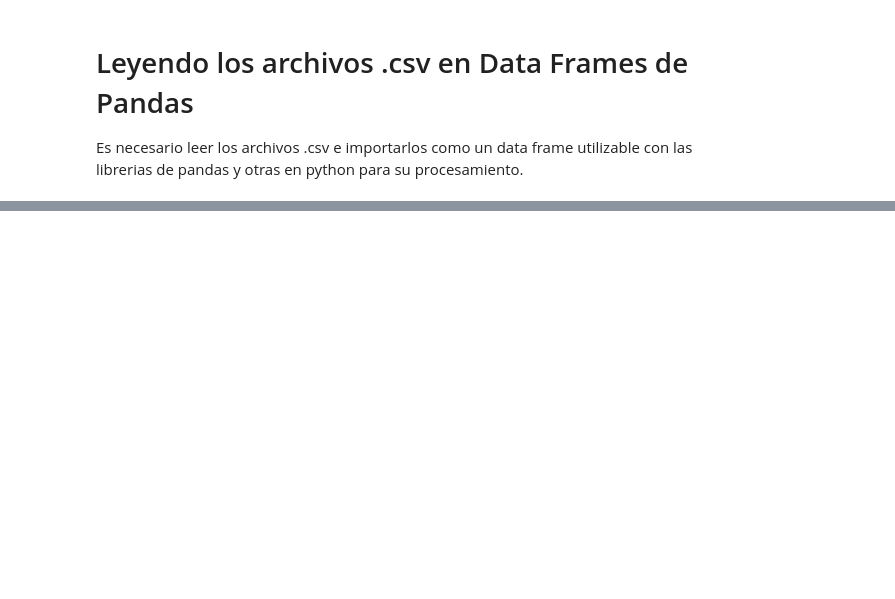
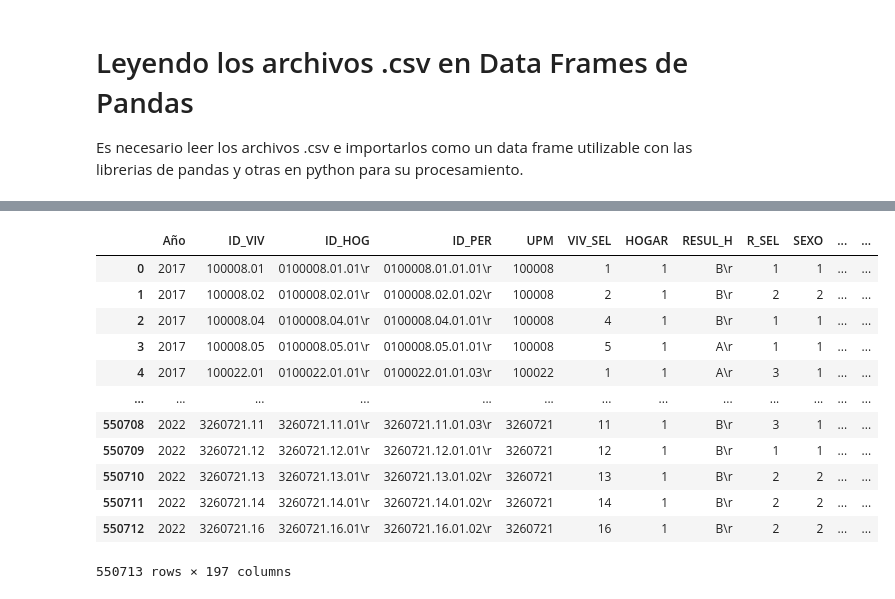
Before and after one commit to osirisizs/Proyecto-Ingenieria-de-Caracteristicas, a Jupyter notebook: Proyecto1_Descargando_Datos.ipynb, the cells around one changed output, grey strips where cells are left out. Drawn from its saved outputs; the diff is of its cells as text; code cells hidden in the pictures; blank space fills up the shorter version.

```diff
--- a/Proyecto1_Descargando_Datos.ipynb
+++ b/Proyecto1_Descargando_Datos.ipynb
@@ -208,0 +395,29 @@ diccionario2022_df = pd.read_csv(subdir + 'conjunto_de_datos_TPer_Vic1_ENVIPE_20
+# %%
+# Agregamos la columna 'Año' en cada DataFrame para poderlos concatenar y comparar contra el de delitos
+percepcion2017_df.insert(0, 'Año', 2017, False)
+percepcion2018_df.insert(0, 'Año', 2018, False)
+percepcion2019_df.insert(0, 'Año', 2019, False)
+percepcion2020_df.insert(0, 'Año', 2020, False)
+percepcion2021_df.insert(0, 'Año', 2021, False)
+percepcion2022_df.insert(0, 'Año', 2022, False)
+
+# Concatenamos todos los DataFrames anuales en uno solo
+percepcion_df = pd.concat([percepcion2017_df, percepcion2018_df,
+                           percepcion2019_df, percepcion2020_df,
+                           percepcion2021_df, percepcion2022_df], axis=0, ignore_index = True)
+
+percepcion_df
+# %% [output]
+|  | Año | ID_VIV | ID_HOG | ID_PER | UPM | VIV_SEL | HOGAR | RESUL_H | R_SEL | SEXO | ... | ... |
+| 0 | 2017 | 100008.01 | 0100008.01.01\r | 0100008.01.01.01\r | 100008 | 1 | 1 | B\r | 1 | 1 | ... | ... |
+| 1 | 2017 | 100008.02 | 0100008.02.01\r | 0100008.02.01.02\r | 100008 | 2 | 1 | B\r | 2 | 2 | ... | ... |
+| 2 | 2017 | 100008.04 | 0100008.04.01\r | 0100008.04.01.01\r | 100008 | 4 | 1 | B\r | 1 | 1 | ... | ... |
+| 3 | 2017 | 100008.05 | 0100008.05.01\r | 0100008.05.01.01\r | 100008 | 5 | 1 | A\r | 1 | 1 | ... | ... |
+| 4 | 2017 | 100022.01 | 0100022.01.01\r | 0100022.01.01.03\r | 100022 | 1 | 1 | A\r | 3 | 1 | ... | ... |
+| ... | ... | ... | ... | ... | ... | ... | ... | ... | ... | ... | ... | ... |
+| 550708 | 2022 | 3260721.11 | 3260721.11.01\r | 3260721.11.01.03\r | 3260721 | 11 | 1 | B\r | 3 | 1 | ... | ... |
+| 550709 | 2022 | 3260721.12 | 3260721.12.01\r | 3260721.12.01.01\r | 3260721 | 12 | 1 | B\r | 1 | 1 | ... | ... |
+| 550710 | 2022 | 3260721.13 | 3260721.13.01\r | 3260721.13.01.02\r | 3260721 | 13 | 1 | B\r | 2 | 2 | ... | ... |
+| 550711 | 2022 | 3260721.14 | 3260721.14.01\r | 3260721.14.01.02\r | 3260721 | 14 | 1 | B\r | 2 | 2 | ... | ... |
+| 550712 | 2022 | 3260721.16 | 3260721.16.01\r | 3260721.16.01.02\r | 3260721 | 16 | 1 | B\r | 2 | 2 | ... | ... |
+550713 rows × 197 columns
```
Also changed, not shown: parts of 18 cells of this notebook.
